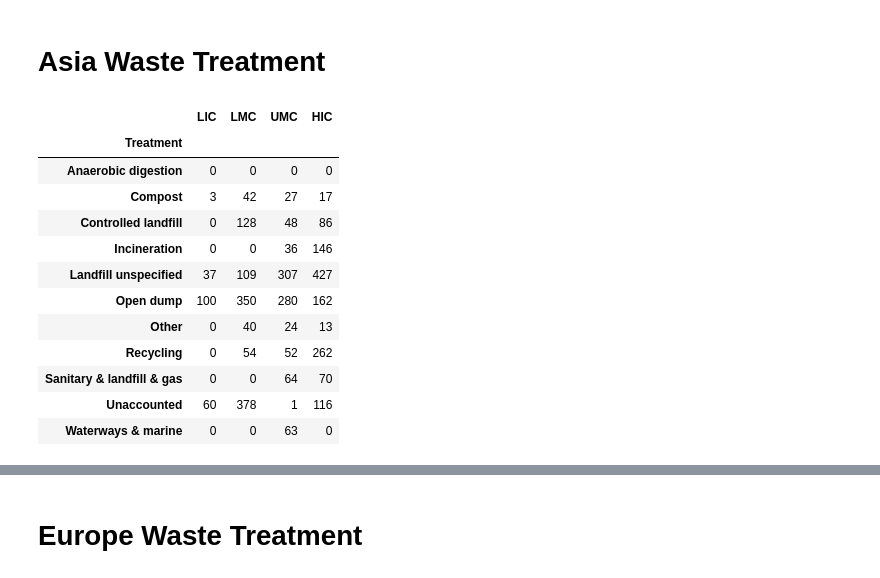
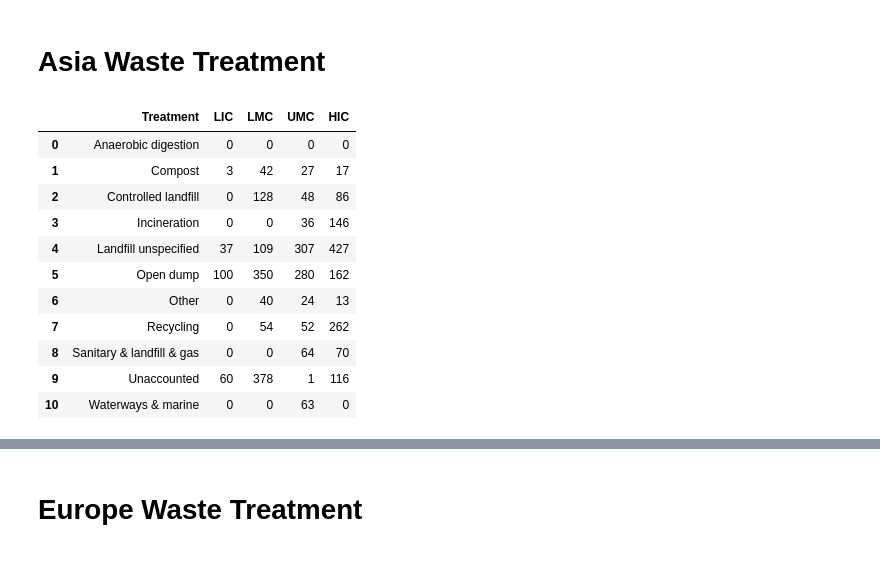
Before and after one commit to ShilpaMuralidhar/WasteManagement, a Jupyter notebook: Data_Science/Treatment.ipynb, the cells around one changed output, grey strips where cells are left out. Cells and saved outputs as stored; diff of their text form; code cells hidden in the pictures.

```diff
--- a/Data_Science/Treatment.ipynb
+++ b/Data_Science/Treatment.ipynb
@@ -365,45 +436,44 @@ treatment_HIC = df_Asia.groupby('income_id').get_group('HIC').fillna(0).drop_dup
 HIC_Asia_summary = treatment_HIC.sum(axis=0).fillna(0)
 
 HIC =  pd.DataFrame(HIC_Asia_summary)
 HIC.reset_index()
 HIC.rename(columns={0:'Percent'}, inplace=True)
 pd.options.display.float_format = '{:,.0f}'.format
 HIC.index.names = ['Treatment']
 HIC.reset_index().T
 
 
 # Concat LIC, UMC and HIC
 Asia = pd.concat([LIC, LMC, UMC, HIC], axis=1)
 Asia
 
 #Rename Treatment column, drop income_id
 Asia.columns=['LIC', 'LMC', 'UMC', 'HIC']
 a = Asia.drop(['income_id'])
 z = a.T
 df=z.rename(columns = {'waste_treatment_anaerobic_digestion_percent':'Anaerobic digestion',
                       'waste_treatment_compost_percent': 'Compost',
                       'waste_treatment_controlled_landfill_percent': 'Controlled landfill',
                       'waste_treatment_incineration_percent':'Incineration',
                       'waste_treatment_landfill_unspecified_percent':'Landfill unspecified',
                       'waste_treatment_open_dump_percent':'Open dump',
                       'waste_treatment_other_percent':'Other',
                       'waste_treatment_recycling_percent':'Recycling',
                       'waste_treatment_sanitary_landfill_landfill_gas_system_percent':'Sanitary & landfill & gas',
                       'waste_treatment_unaccounted_for_percent':'Unaccounted',
                       'waste_treatment_waterways_marine_percent':'Waterways & marine'})
-b = df.T
-b
+Asia_b = df.T
+Asia_b.reset_index()
 # %% [output]
-|  | LIC | LMC | UMC | HIC |
-| Treatment |  |  |  |  |
-| Anaerobic digestion | 0 | 0 | 0 | 0 |
-| Compost | 3 | 42 | 27 | 17 |
-| Controlled landfill | 0 | 128 | 48 | 86 |
-| Incineration | 0 | 0 | 36 | 146 |
-| Landfill unspecified | 37 | 109 | 307 | 427 |
-| Open dump | 100 | 350 | 280 | 162 |
-| Other | 0 | 40 | 24 | 13 |
-| Recycling | 0 | 54 | 52 | 262 |
-| Sanitary & landfill & gas | 0 | 0 | 64 | 70 |
-| Unaccounted | 60 | 378 | 1 | 116 |
-| Waterways & marine | 0 | 0 | 63 | 0 |
+|  | Treatment | LIC | LMC | UMC | HIC |
+| 0 | Anaerobic digestion | 0 | 0 | 0 | 0 |
+| 1 | Compost | 3 | 42 | 27 | 17 |
+| 2 | Controlled landfill | 0 | 128 | 48 | 86 |
+| 3 | Incineration | 0 | 0 | 36 | 146 |
+| 4 | Landfill unspecified | 37 | 109 | 307 | 427 |
+| 5 | Open dump | 100 | 350 | 280 | 162 |
+| 6 | Other | 0 | 40 | 24 | 13 |
+| 7 | Recycling | 0 | 54 | 52 | 262 |
+| 8 | Sanitary & landfill & gas | 0 | 0 | 64 | 70 |
+| 9 | Unaccounted | 60 | 378 | 1 | 116 |
+| 10 | Waterways & marine | 0 | 0 | 63 | 0 |
```
Also changed, not shown: parts of 25 cells of this notebook.
